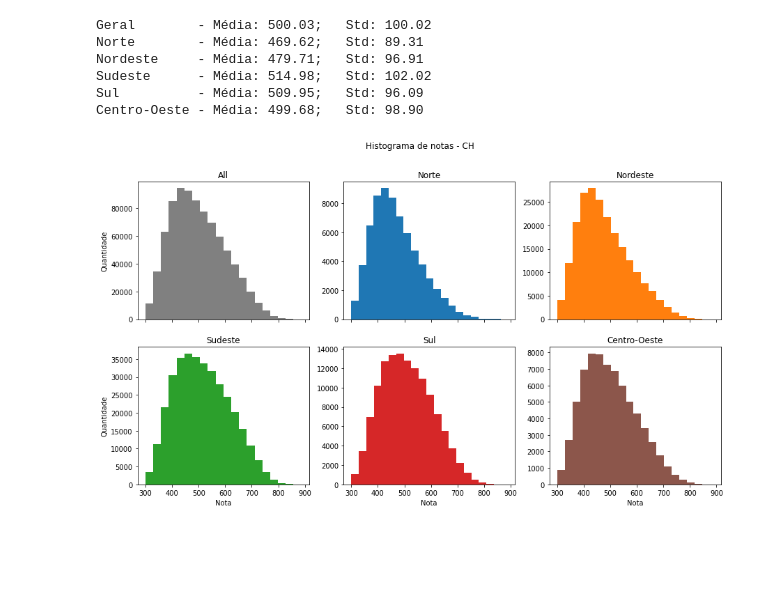
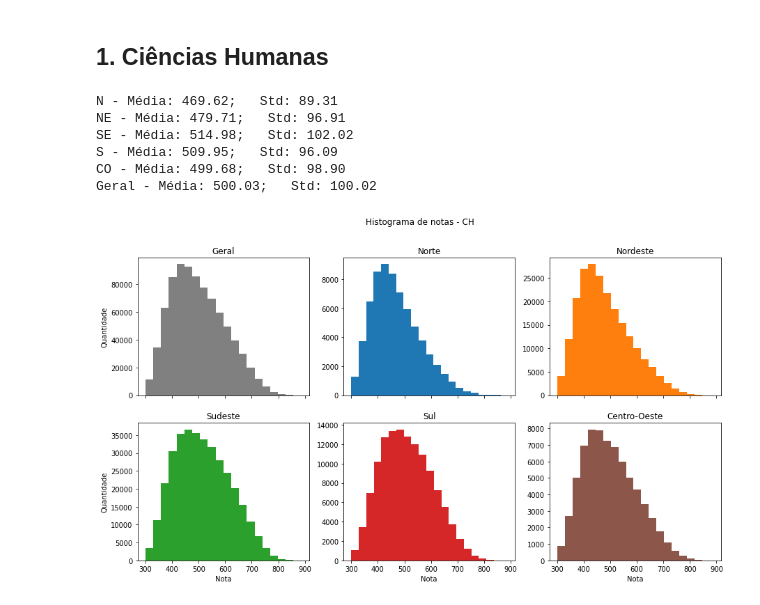
Before and after one commit to viguardieiro/ENEM_TRI, a Jupyter notebook: Notebooks/Compare Regions ENEM 2009.ipynb, the cells around one changed output. Drawn from its saved outputs; the diff is of its cells as text; code cells hidden in the pictures; blank space fills up the shorter version.

```diff
--- a/Notebooks/Compare Regions ENEM 2009.ipynb
+++ b/Notebooks/Compare Regions ENEM 2009.ipynb
@@ -5,50 +11,18 @@ import matplotlib.pyplot as plt
+# %% [markdown]
+## 1. Ciências Humanas
 # %%
-ch_n  = pd.read_csv("../Data/Processed/ENEM2009/CR_regiaoN_CH.csv")
-ch_ne = pd.read_csv("../Data/Processed/ENEM2009/CR_regiaoNE_CH.csv")
-ch_se = pd.read_csv("../Data/Processed/ENEM2009/CR_regiaoSE_CH.csv")
-ch_s  = pd.read_csv("../Data/Processed/ENEM2009/CR_regiaoS_CH.csv")
-ch_co = pd.read_csv("../Data/Processed/ENEM2009/CR_regiaoCO_CH.csv")
-ch_all = pd.read_csv("../Data/Processed/ENEM2009/Concluintes_regulares_CH.csv")
+comp = 'CH'
+df_reg = get_df_reg(comp, ano)
+print_mean_std(df_reg, comp)
+# %% [output]
+N - Média: 469.62;   Std: 89.31
+NE - Média: 479.71;   Std: 96.91
+SE - Média: 514.98;   Std: 102.02
+S - Média: 509.95;   Std: 96.09
+CO - Média: 499.68;   Std: 98.90
+Geral - Média: 500.03;   Std: 100.02
-# %%
-print(f"Geral        - Média: {ch_all['NU_NOTA_CH'].mean():.2f};   Std: {ch_all['NU_NOTA_CH'].std():.2f}")
-print(f"Norte        - Média: {ch_n['NU_NOTA_CH'].mean():.2f};   Std: {ch_n['NU_NOTA_CH'].std():.2f}")
-print(f"Nordeste     - Média: {ch_ne['NU_NOTA_CH'].mean():.2f};   Std: {ch_ne['NU_NOTA_CH'].std():.2f}")
-print(f"Sudeste      - Média: {ch_se['NU_NOTA_CH'].mean():.2f};   Std: {ch_se['NU_NOTA_CH'].std():.2f}")
-print(f"Sul          - Média: {ch_s['NU_NOTA_CH'].mean():.2f};   Std: {ch_s['NU_NOTA_CH'].std():.2f}")
-print(f"Centro-Oeste - Média: {ch_co['NU_NOTA_CH'].mean():.2f};   Std: {ch_co['NU_NOTA_CH'].std():.2f}")
-# %% [output]
-Geral        - Média: 500.03;   Std: 100.02
-Norte        - Média: 469.62;   Std: 89.31
-Nordeste     - Média: 479.71;   Std: 96.91
-Sudeste      - Média: 514.98;   Std: 102.02
-Sul          - Média: 509.95;   Std: 96.09
-Centro-Oeste - Média: 499.68;   Std: 98.90
-# %%
-fig, axs = plt.subplots(2, 3, figsize=(15,8), sharex=True)#, sharey=True)
-
-fig.suptitle('Histograma de notas - CH')
-
-axs[0,0].hist(ch_all['NU_NOTA_CH'], bins=20, label="All", color='gray')
-axs[0,0].set_title("All")
-axs[0,1].hist(ch_n['NU_NOTA_CH'], bins=20, label="N", color='tab:blue')
-axs[0,1].set_title("Norte")
-axs[0,2].hist(ch_ne['NU_NOTA_CH'], bins=20, label="NE", color='tab:orange')
-axs[0,2].set_title("Nordeste")
-axs[1,0].hist(ch_se['NU_NOTA_CH'], bins=20, label="SE", color='tab:green')
-axs[1,0].set_title("Sudeste")
-axs[1,1].hist(ch_s['NU_NOTA_CH'], bins=20, label="S", color='tab:red')
-axs[1,1].set_title("Sul")
-axs[1,2].hist(ch_co['NU_NOTA_CH'], bins=20, label="CO", color='tab:brown')
-axs[1,2].set_title("Centro-Oeste")
-
-axs[1,0].set_xlabel('Nota')
-axs[1,1].set_xlabel('Nota')
-axs[1,2].set_xlabel('Nota')
-
-axs[0,0].set_ylabel('Quantidade')
-axs[1,0].set_ylabel('Quantidade')
-
-plt.show()
-# %% [output]
-[figure, removed]
+# %%
+plot_hist_scores(df_reg, comp)
+# %% [output]
+[figure, added]
 # %%
```
Also changed, not shown: parts of 27 cells of this notebook, 1 other file.
